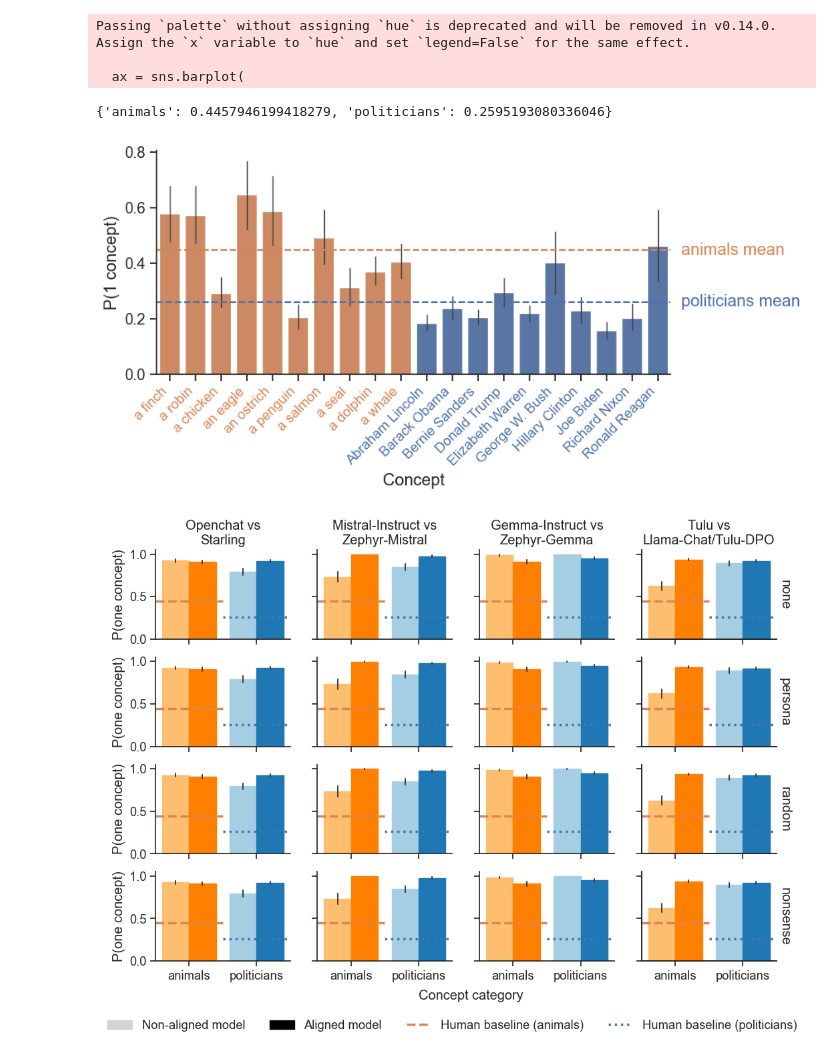
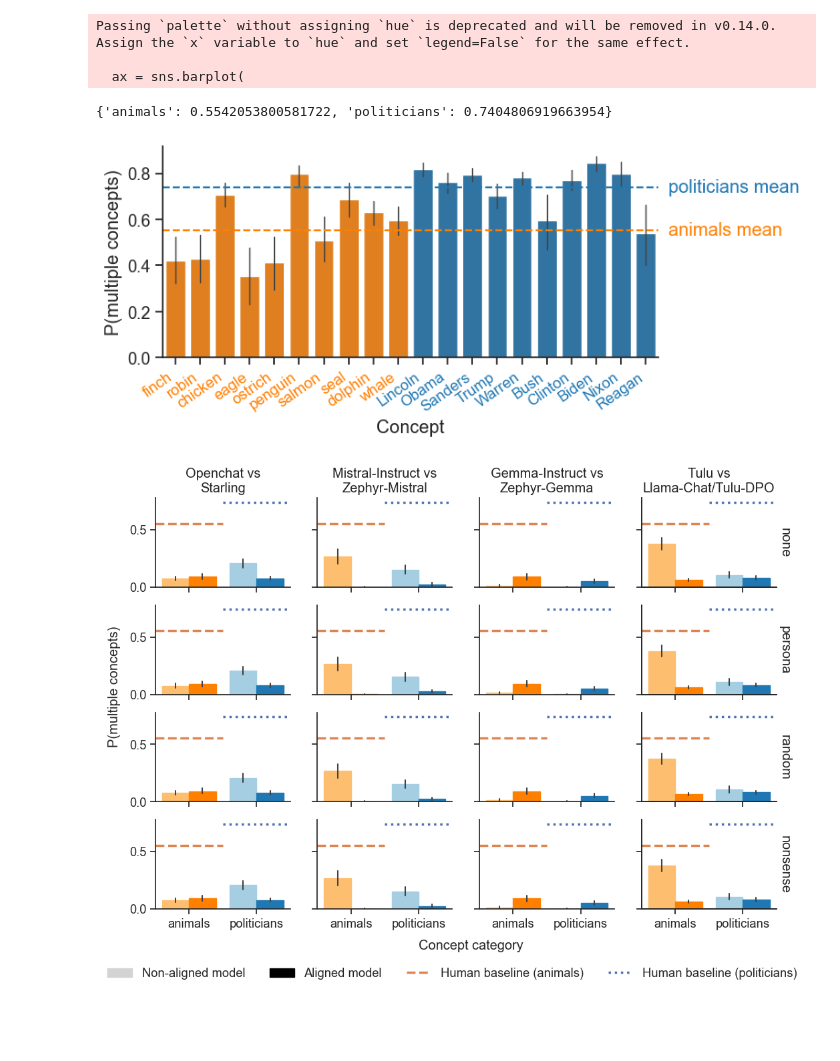
Before and after one commit to skmur/onefish-twofish, a Jupyter notebook: plot_concept_data.ipynb, the cells around one changed output. Cells and saved outputs as stored; diff of their text form; code cells hidden in the pictures; blank space fills up the shorter version.

Commit message:
Update Jenn plotting notebooks

```diff
--- a/plot_concept_data.ipynb
+++ b/plot_concept_data.ipynb
@@ -55,6 +55,7 @@ if not os.path.exists(figure_dir):
 print("Loading compiled data...")
 all_ClusteringResults = pd.read_pickle(f"{data_dir}all-ClusteringResults.pickle")
 all_ClusteringResults = add_model_meta_data(all_ClusteringResults)
+all_ClusteringResults["p_multiple_concepts"] = 1 - all_ClusteringResults["ProbabilityOfSameTable"]
 all_ClusteringResults.head()
 # %% [output]
 Loading compiled data...
@@ -65,58 +66,69 @@ Loading compiled data...
 | 1595 | Elizabeth Warren | 499 | 1.00 | 25 | 36 | Simplicity | 1 | 0.16 | -565.094875 | ... |
 | 1994 | Ronald Reagan | 499 | 2.00 | 25 | 36 | Simplicity | 2 | 0.16 | -562.466626 | ... |
 # %%
-def plot_1concept_human(df):
+def plot_concept_diversity_human(df):
     human_data = df[df.model_name=="human"]
-    all_concept_colors = [CONCEPT_CATEGORY_PAL["animals"] for _ in range(10)] + [CONCEPT_CATEGORY_PAL["politicians"] for _ in range(10)]
+    paired = sns.color_palette("Paired")
+    lb, db = paired[0], paired[1] # light blue, dark blue
+    lo, do = paired[6], paired[7] # light orange, dark orange
+
+    pal = [do, db]
+    all_concept_colors = [do for _ in range(10)] + [db for _ in range(10)]
     ax = sns.barplot(
         data=human_data,
         x="Concept",
         order=CONCEPTS,
         palette=all_concept_colors,
-        y="ProbabilityOfSameTable",
+        y="p_multiple_concepts",
         err_kws={'linewidth': 1}
     )
-    ax.set_xticks(range(len(CONCEPTS)), CONCEPTS, ha="right", rotation=45, size="small")
+    ax.set_xticks(
+        range(len(CONCEPTS)),
+        [c.lstrip("a ").lstrip("an ") for c in CONCEPTS[:10]] + [c.split(" ")[-1] for c in CONCEPTS[10:]],
+        ha="right",
+        rotation=35,
+        size="small"
+    )
     for i, xt in enumerate(ax.get_xticklabels()):
         xt.set_color(all_concept_colors[i])
-    ax.set_ylabel("P(1 concept)")
+    ax.set_ylabel("P(multiple concepts)")
 
     # Plot averages.
     category_means = {}
     for i, category in enumerate(["animals", "politicians"]):
-        category_mean = human_data[human_data.concept_category==category]["ProbabilityOfSameTable"].mean()
+        category_mean = human_data[human_data.concept_category==category]["p_multiple_concepts"].mean()
         category_means[category] = category_mean
         ax.axhline(
             category_mean,
             linestyle="--",
-            color=CONCEPT_CATEGORY_PAL[category]
+            color=pal[i]
         )
         trans = transforms.blended_transform_factory(
             ax.transAxes, ax.transData
         )
         ax.text(
             1.02, category_mean,
             category + " mean",
             transform=trans,
             va="center", ha="left",
-            color=CONCEPT_CATEGORY_PAL[category]
+            color=pal[i]
         )
 
-    plt.gcf().set_size_inches(8, 3.5)
+    plt.gcf().set_size_inches(7, 3)
     sns.despine()
     plt.savefig("figures/concept-task/P(1 concept)/human_baseline.pdf", bbox_inches="tight")
     return category_means
 
-human_means = plot_1concept_human(all_ClusteringResults)
+human_means = plot_concept_diversity_human(all_ClusteringResults)
 human_means
 # %% [output]
 Passing `palette` without assigning `hue` is deprecated and will be removed in v0.14.0. Assign the `x` variable to `hue` and set `legend=False` for the same effect.
 
   ax = sns.barplot(
-{'animals': 0.4457946199418279, 'politicians': 0.2595193080336046}
+{'animals': 0.5542053800581722, 'politicians': 0.7404806919663954}
-[figure, old version]
+[figure, new version]
 # %%
-def plot_1concept_category_means(df, human_means=None):
+def plot_concept_diversity_category_means(df, human_means=None):
     paired = sns.color_palette("Paired")
     lb, db = paired[0], paired[1] # light blue, dark blue
     lo, do = paired[6], paired[7] # light orange, dark orange
@@ -146,7 +158,7 @@ def plot_1concept_category_means(df, human_means=None):
                 data=df[df.model_family==family],
                 x="concept_category",
                 order=category_order,
-                y="ProbabilityOfSameTable",
+                y="p_multiple_concepts",
                 hue="aligned",
                 hue_order=[False, True],
                 err_kws={"linewidth": 1.5},
@@ -165,8 +177,9 @@ def plot_1concept_category_means(df, human_means=None):
                 if bar.get_height() != 0:
                     bar.set_color(bar_colors[bar_idx])
 
-            if j == 0:
-                ax.set_ylabel("P(one concept)")
+#             if j == 0:
+#                 ax.set_ylabel("P(>1 concepts)")
+            ax.set_ylabel("")
 
             # Add dashed lines corresponding to human category-level means.
             if human_means is not None:
@@ -184,8 +197,9 @@ def plot_1concept_category_means(df, human_means=None):
 
             ax.get_legend().remove()
 
-    # Add global x-axis label.
-    axes[-1][1].text(1, -0.45, "Concept category")
+    # Add global x-axis label and y-axis label.
+    axes[-1][1].text(1, -0.35, "Concept category")
+    axes[2][0].text(-1.2, 0.5, "P(multiple concepts)", rotation=90)
 
     # Custom legend.
     handles, labels = axes[-1][1].get_legend_handles_labels()
@@ -202,7 +216,7 @@ def plot_1concept_category_means(df, human_means=None):
 
 
 model_data = all_ClusteringResults[all_ClusteringResults.model_name != "human"]
-plot_1concept_category_means(model_data, human_means=human_means)
+plot_concept_diversity_category_means(model_data, human_means=human_means)
 plt.savefig("figures/concept-task/P(1 concept)/prompts.pdf", bbox_inches="tight")
 # %% [output]
-[figure, old version]
+[figure, new version]
```
Also changed, not shown: 1 other file.
